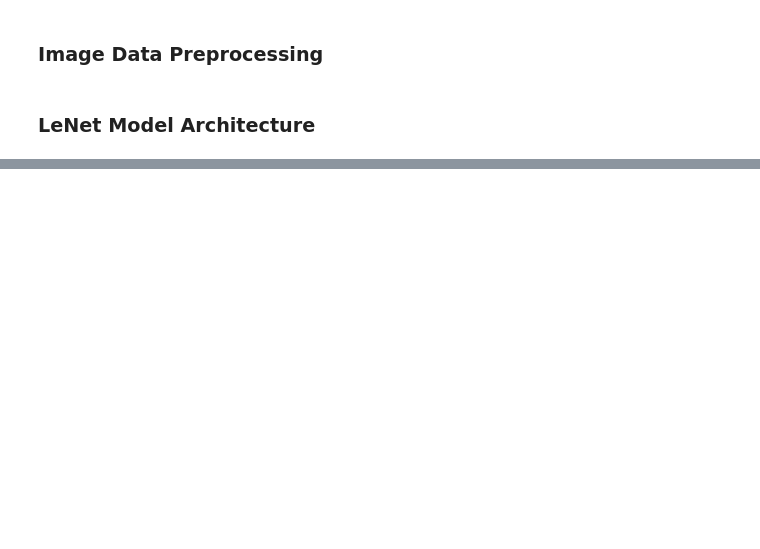
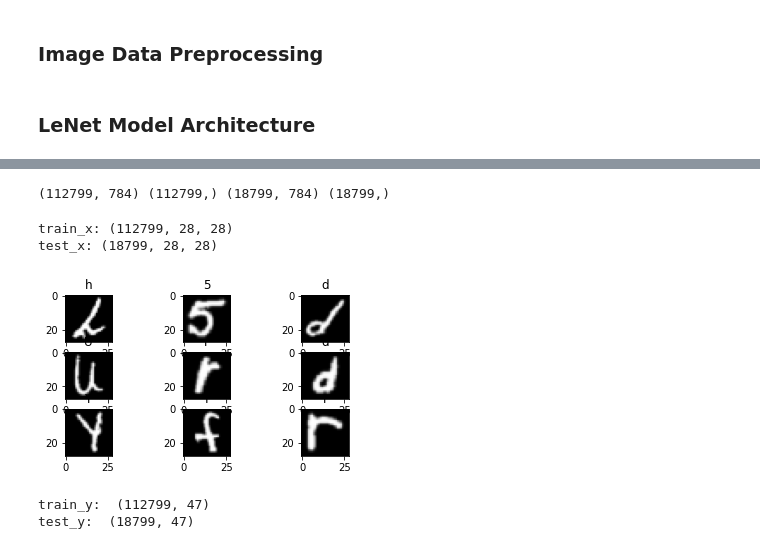
Before and after one commit to ann04ka/CV_exercises, a Jupyter notebook: LeNet Architecture: A Complete Guide.ipynb, the cells around one changed output, grey strips where cells are left out. Saved outputs shown, nothing was run; the diff lists cells and outputs as text; code cells hidden in the pictures; blank space fills up the shorter version.

```diff
--- a/LeNet Architecture: A Complete Guide.ipynb
+++ b/LeNet Architecture: A Complete Guide.ipynb
@@ -214,0 +350,41 @@ print('Test accuracy:', score[1])
+# %%
+train_x = train.iloc[:,1:]
+train_y = train.iloc[:,0]
+del train
+
+test_x = test.iloc[:,1:]
+test_y = test.iloc[:,0]
+del test
+# %%
+print(train_x.shape,train_y.shape,test_x.shape,test_y.shape)
+# %% [output]
+(112799, 784) (112799,) (18799, 784) (18799,)
+# %%
+def rotate(image):
+    image = image.reshape([HEIGHT, WIDTH])
+    image = np.fliplr(image)
+    image = np.rot90(image)
+    return image
+# %%
+train_x = np.asarray(train_x)
+train_x = np.apply_along_axis(rotate, 1, train_x)
+print ("train_x:",train_x.shape)
+
+test_x = np.asarray(test_x)
+test_x = np.apply_along_axis(rotate, 1, test_x)
+print ("test_x:",test_x.shape)
+# %% [output]
+train_x: (112799, 28, 28)
+test_x: (18799, 28, 28)
+# %%
+train_x = train_x.astype('float32')
+train_x /= 255
+test_x = test_x.astype('float32')
+test_x /= 255
+# %%
+for i in range(100, 109):
+    plt.subplot(330 + (i+1))
+    plt.imshow(train_x[i], cmap=plt.get_cmap('gray'))
+    plt.title(chr(mapp[train_y[i]]))
+# %% [output]
+[figure, added]
@@ -214,0 +393,11 @@ print('Test accuracy:', score[1])
+# %%
+from keras.utils import np_utils
+
+# One hot encoding
+train_y = np_utils.to_categorical(train_y, num_classes)
+test_y = np_utils.to_categorical(test_y, num_classes)
+print("train_y: ", train_y.shape)
+print("test_y: ", test_y.shape)
+# %% [output]
+train_y:  (112799, 47)
+test_y:  (18799, 47)
```
Also changed, not shown: parts of 22 cells of this notebook.
